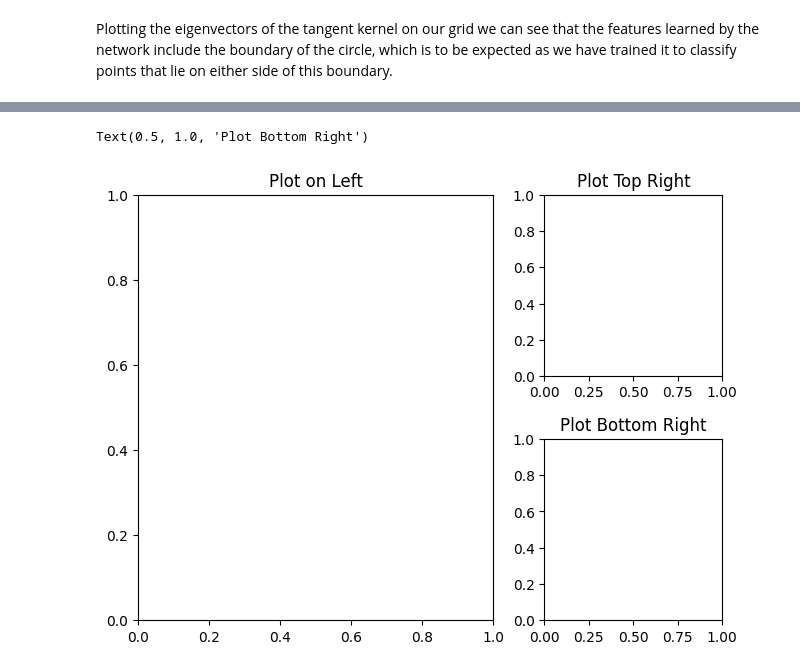
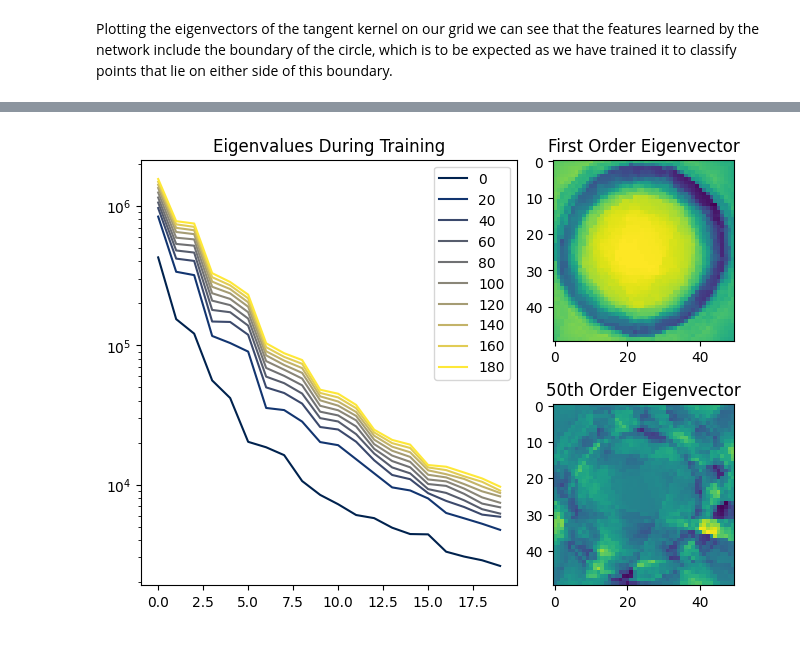
Before and after one commit to ThomasWalker1/Generalization-of-Neural-Networks, a Jupyter notebook: Generalization in Deep Learning/Tangent Kernel/tangent_kernel_bin_class.ipynb, the cells around one changed output, grey strips where cells are left out. Drawn from its saved outputs; the diff is of its cells as text; code cells hidden in the pictures.

Commit message:
Tangent Kernel Figures

```diff
--- a/Generalization in Deep Learning/Tangent Kernel/tangent_kernel_bin_class.ipynb
+++ b/Generalization in Deep Learning/Tangent Kernel/tangent_kernel_bin_class.ipynb
@@ -201,26 +201,27 @@ axs[1,1].imshow(np.real(reshape(e_vectors[:,3],(RES,RES)).detach().numpy()))
 # %%
 import matplotlib.pyplot as plt
 
 fig = plt.figure(constrained_layout=True)
 axs = fig.subplot_mosaic([['Left', 'TopRight'],['Left', 'BottomRight']],
                           gridspec_kw={'width_ratios':[2, 1]})
 axs['Left'].set_title('Eigenvalues During Training')
 axs['TopRight'].set_title('First Order Eigenvector')
 axs['BottomRight'].set_title('50th Order Eigenvector')
 
 N=len(epoch_list)
 M=20
 colors = plt.cm.cividis(np.linspace(0, 1, N))
 
 for k in range(N):
-    axs['Left'].plot(np.arange(M),evalues[k][0:M].detach().numpy(),label=str(epoch_list[k]),c=colors[k])
+    axs['Left'].plot(np.arange(M),np.real(evalues[k][0:M].detach().numpy()),label=str(epoch_list[k]),c=colors[k])
 
 axs['Left'].legend()
-axs['Left'].yscale('log')
+axs['Left'].set_yscale('log')
 
 axs['Left']
 axs['TopRight'].imshow(np.real(reshape(e_vectors[:,0],(RES,RES)).detach().numpy()))
 axs['BottomRight'].imshow(np.real(reshape(e_vectors[:,2],(RES,RES)).detach().numpy()))
+
+plt.savefig('plots/Tangent_Kernel_Plots.png')
 # %% [output]
-Text(0.5, 1.0, 'Plot Bottom Right')
-[figure, old version]
+[figure, new version]
```
Also changed, not shown: parts of 3 cells of this notebook.
